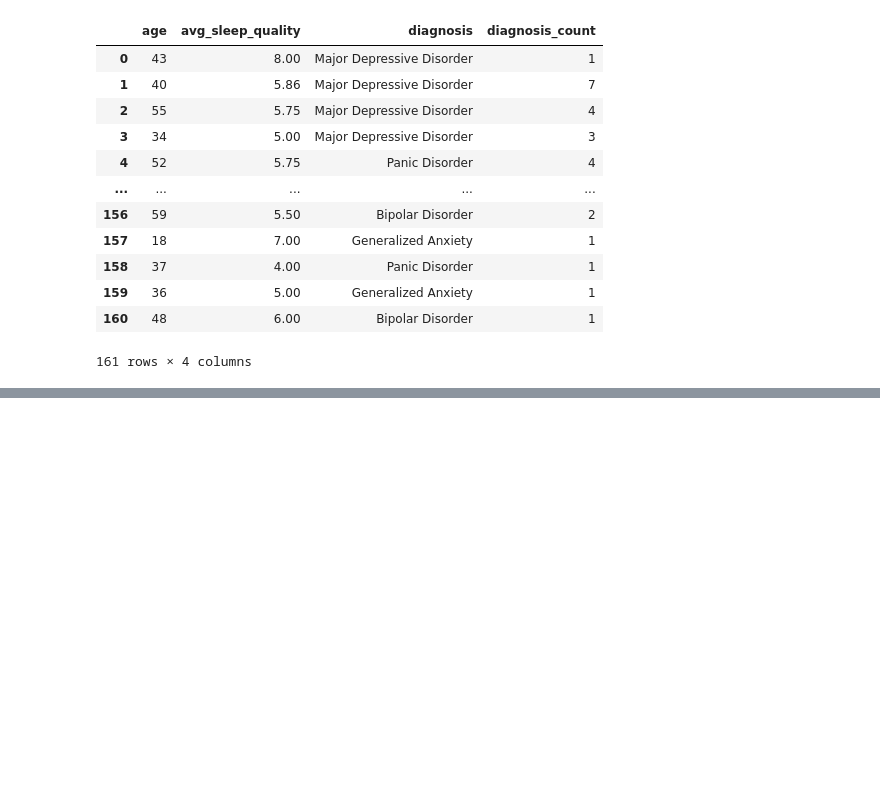
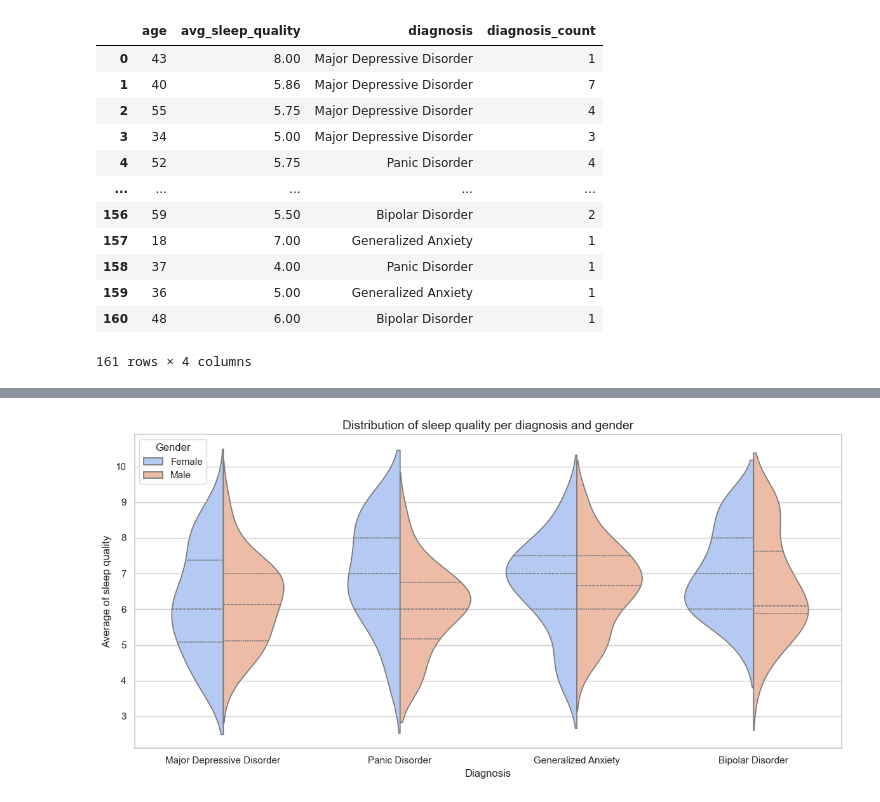
Before and after one commit to cemanzanoc/Sleephours-and-Lifestyle, a Jupyter notebook: visualization/visualization_carlota.ipynb, the cells around one changed output, grey strips where cells are left out. Drawn from its saved outputs; the diff is of its cells as text; code cells hidden in the pictures; blank space fills up the shorter version.

```diff
--- a/visualization/visualization_carlota.ipynb
+++ b/visualization/visualization_carlota.ipynb
@@ -170,0 +212,2 @@ df_avg_sleep_quality_diagnosis_age
+# %%
+df_violin = pd.read_csv("../data_queries_carlota/violin.csv")
@@ -170,0 +230,11 @@ df_avg_sleep_quality_diagnosis_age
+# %%
+plt.figure(figsize=(12, 6))
+sns.violinplot(x='diagnosis', y='avg_sleep_quality', hue='gender', data=df_violin, split=True, inner="quart", palette="coolwarm")
+plt.title('Distribution of sleep quality per diagnosis and gender', fontsize=14)
+plt.xlabel('Diagnosis', fontsize=12)
+plt.ylabel('Average of sleep quality', fontsize=12)
+plt.legend(title='Gender')
+plt.tight_layout()
+plt.show()
+# %% [output]
+[figure, added]
```
Also changed, not shown: parts of 11 cells of this notebook.
